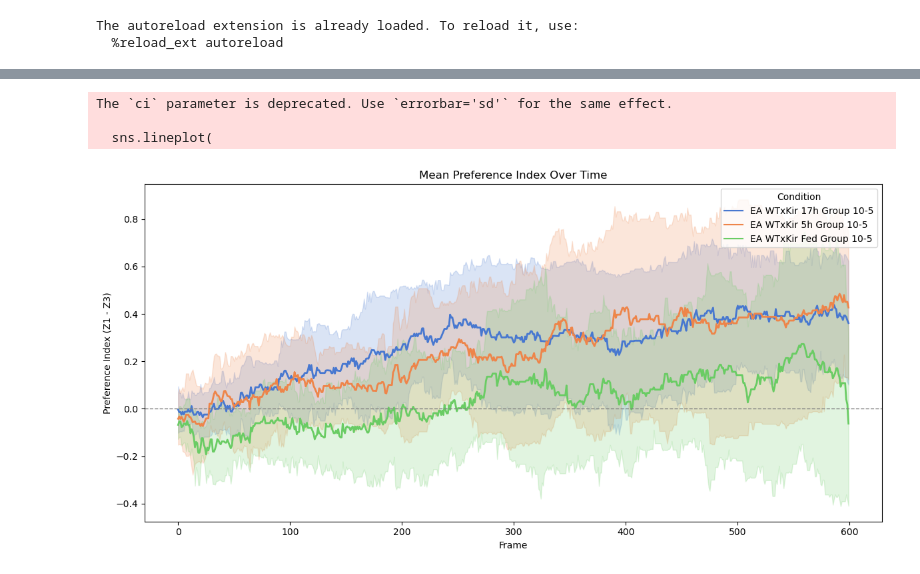
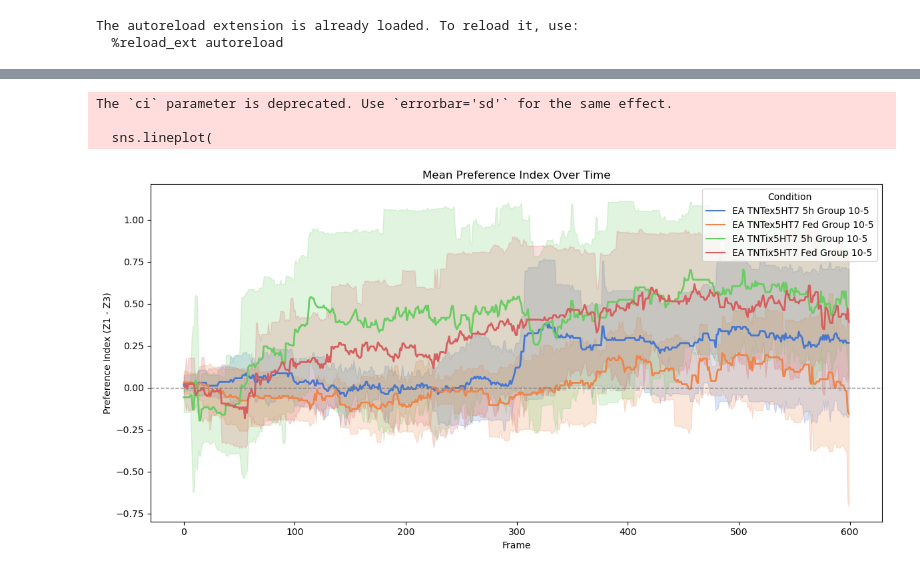
Before and after one commit to HariPNarayanan/larva-locater, a Jupyter notebook: Structured/analysis.ipynb, the cells around one changed output, grey strips where cells are left out. Drawn from its saved outputs; the diff is of its cells as text; code cells hidden in the pictures.

```diff
--- a/Structured/analysis.ipynb
+++ b/Structured/analysis.ipynb
@@ -80,7 +48,7 @@ df_neighbour = cleanup.create_combined_real_simulated_df(df = primary_df_interp)
 # %%
-plotting.plot_preference_index_over_time(primary_df_interp[primary_df_interp['Genotype'] == 'WTxKir'])
+plotting.plot_preference_index_over_time(primary_df_interp)
 # %% [output]
 The `ci` parameter is deprecated. Use `errorbar='sd'` for the same effect.
 
   sns.lineplot(
-[figure, old version]
+[figure, new version]
```
Also changed, not shown: parts of 22 cells of this notebook, 1 other file.
